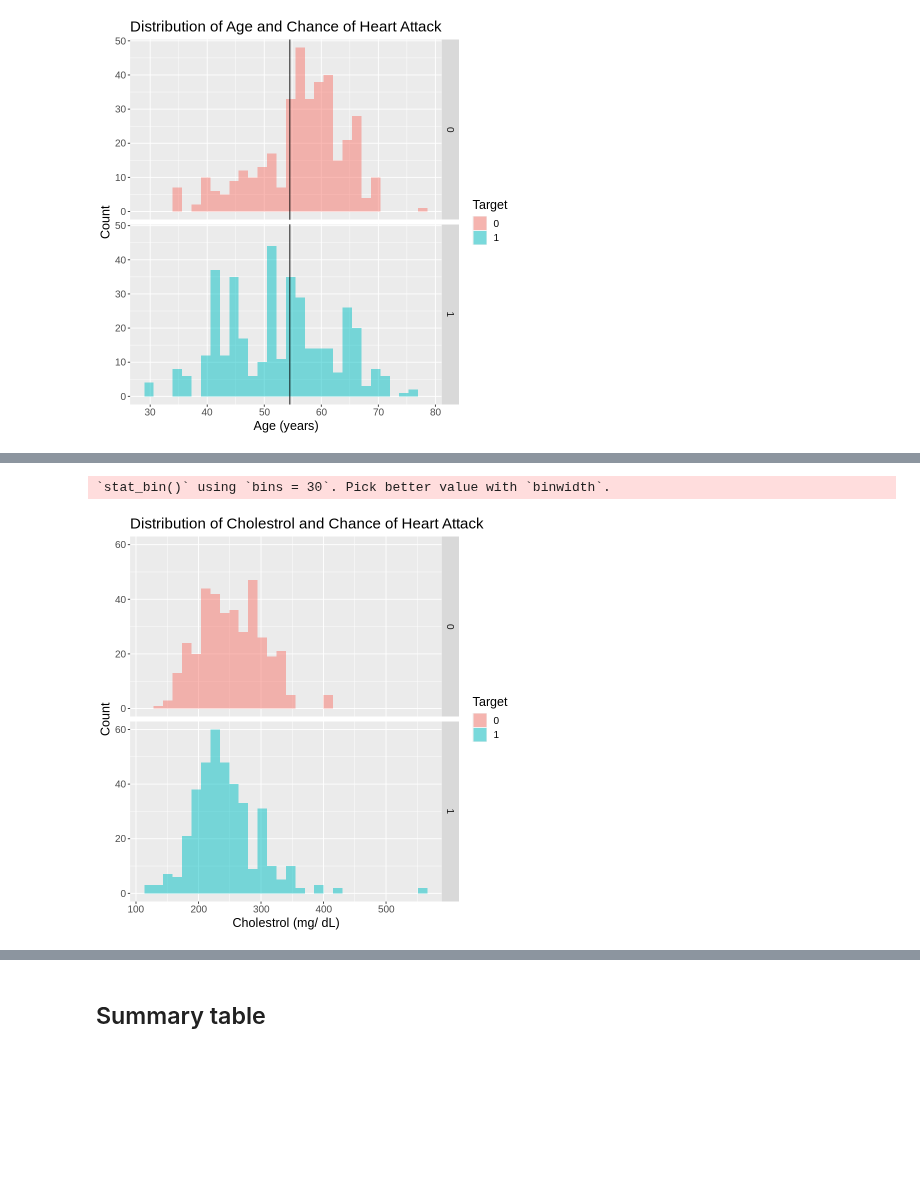
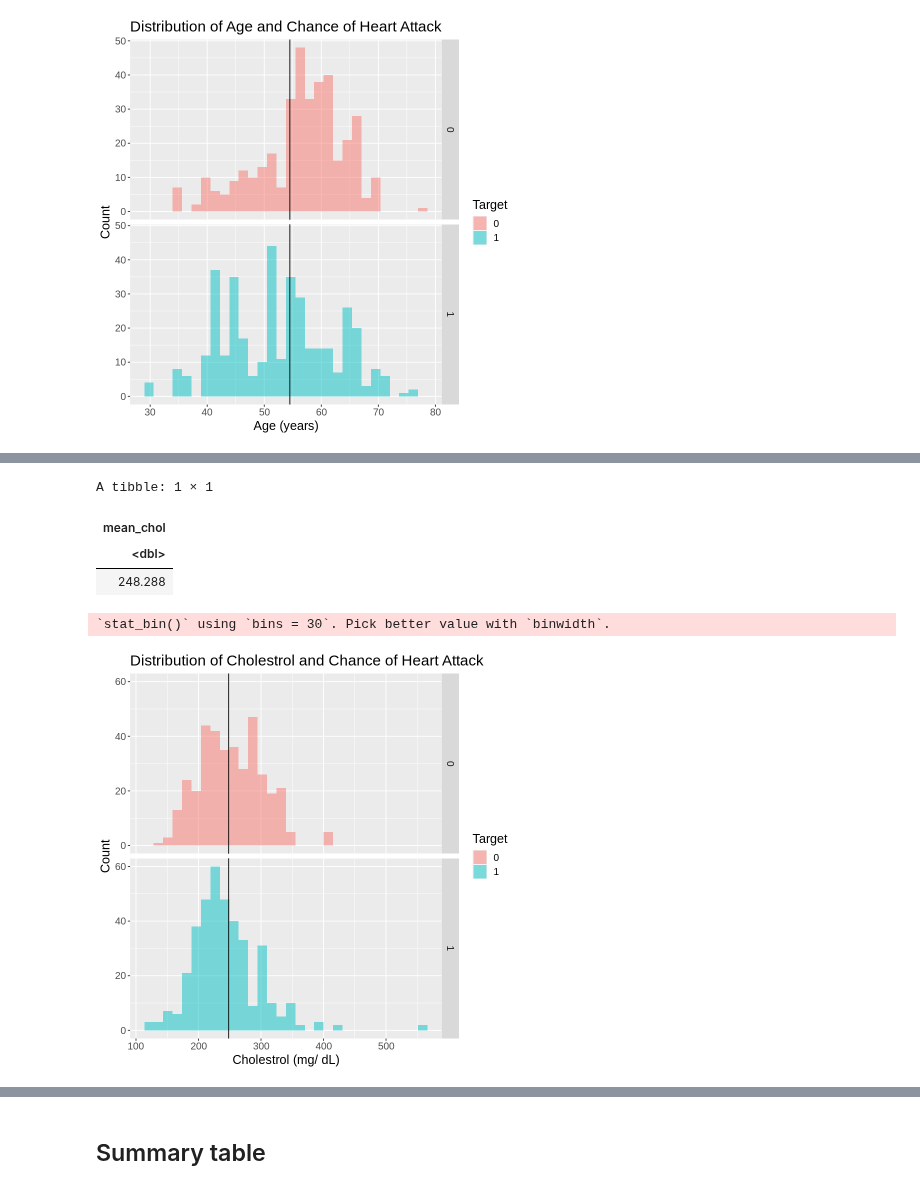
Before and after one commit to carriexu26/DSCI-Group-Project, a Jupyter notebook: heart_disease.ipynb, the cells around one changed output, grey strips where cells are left out. Saved outputs shown, nothing was run; the diff lists cells and outputs as text; code cells hidden in the pictures; blank space fills up the shorter version.

```diff
--- a/heart_disease.ipynb
+++ b/heart_disease.ipynb
@@ -170,12 +176,18 @@ trestbps_plot
 # %%
+heart_train |> summarize(mean_chol = mean(chol))
 chol_plot <- ggplot(heart_train, aes(x = chol, fill = target)) +
     geom_histogram(alpha = 0.5, position = "identity") +
+    geom_vline(xintercept = 248.288) +
     facet_grid(rows = vars(target)) +
     labs(x = "Cholestrol (mg/ dL)", y="Count", fill = "Target") +
     ggtitle("Distribution of Cholestrol and Chance of Heart Attack") +
     theme(text = element_text(size = 15))
 chol_plot
 # %% [output]
-`stat_bin()` using `bins = 30`. Pick better value with `binwidth`.
+A tibble: 1 × 1
+| mean_chol |
+| <dbl> |
+| 248.288 |
+`stat_bin()` using `bins = 30`. Pick better value with `binwidth`.
-[figure, old version]
+[figure, new version]
 # %%
```
Also changed, not shown: parts of 3 cells of this notebook.
